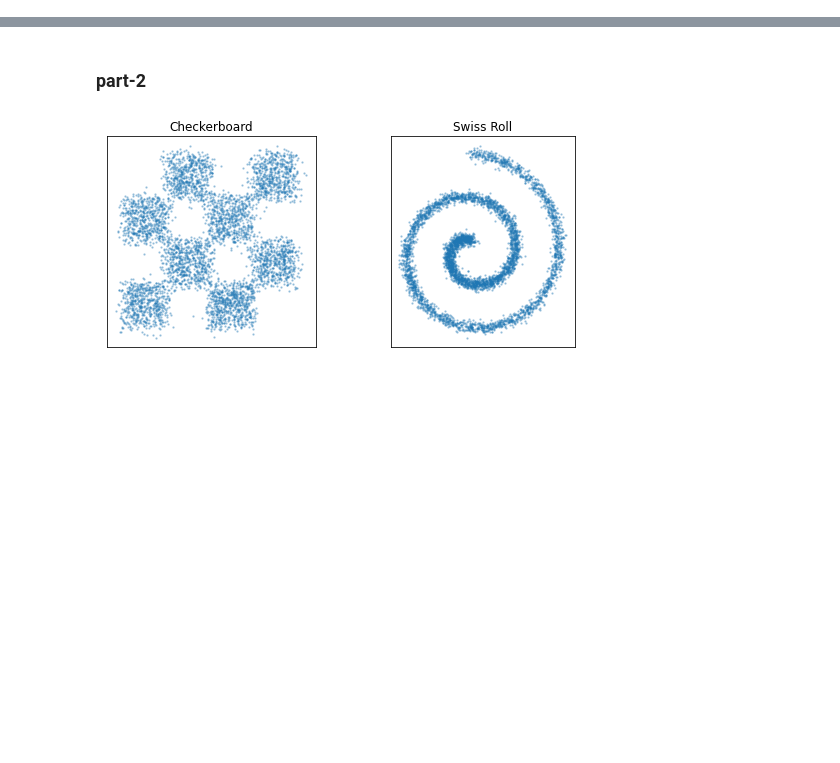
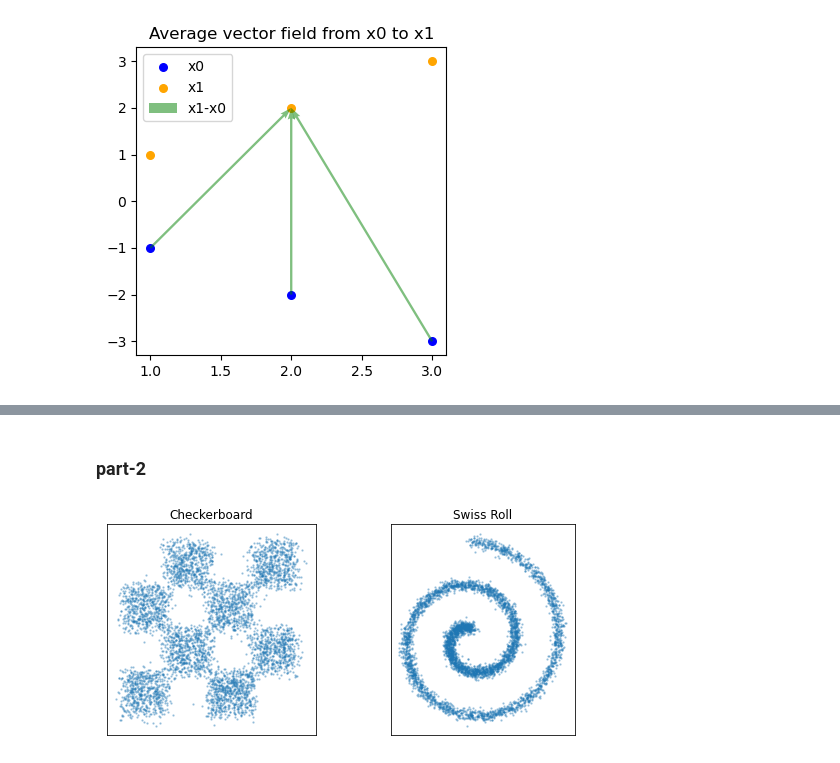
Before and after one commit to bilalhsp/diffusion-hub, a Jupyter notebook: notebooks/drifting_demo.ipynb, the cells around one changed output, grey strips where cells are left out. Saved outputs shown, nothing was run; the diff lists cells and outputs as text; code cells hidden in the pictures; blank space fills up the shorter version.

```diff
--- a/notebooks/drifting_demo.ipynb
+++ b/notebooks/drifting_demo.ipynb
@@ -53,0 +249,16 @@ def compute_drift(gen: torch.Tensor, pos: torch.Tensor, temp: float = 0.05):
+# %%
+x1 = torch.tensor([[2.0, 2.0], [1.0, 1.0], [3.0, 3.0]])
+x0 = torch.tensor([[1.0, -1.0], [2.0, -2.0], [3.0, -3.0]])
+# vectors = (x1[None,...] - x0[:,None,...]).mean(dim=1)
+
+plt.figure(figsize=(4, 4))
+plt.scatter(x0[:, 0], x0[:, 1], s=30, c='blue', label='x0')
+plt.scatter(x1[:, 0], x1[:, 1], s=30, c='orange', label='x1')
+vectors = (x1[None,...] - x0[:,None,...]).mean(dim=1)
+# vectors = x1 - x0
+plt.quiver(x0[:, 0], x0[:, 1], vectors[:, 0], vectors[:, 1], angles='xy', scale_units='xy', scale=1, alpha=0.5, color='green', label='x1-x0')
+plt.legend()
+plt.title("Average vector field from x0 to x1")
+plt.show()
+# %% [output]
+[figure, added]
```
Also changed, not shown: parts of 35 cells of this notebook, 18 other files.
